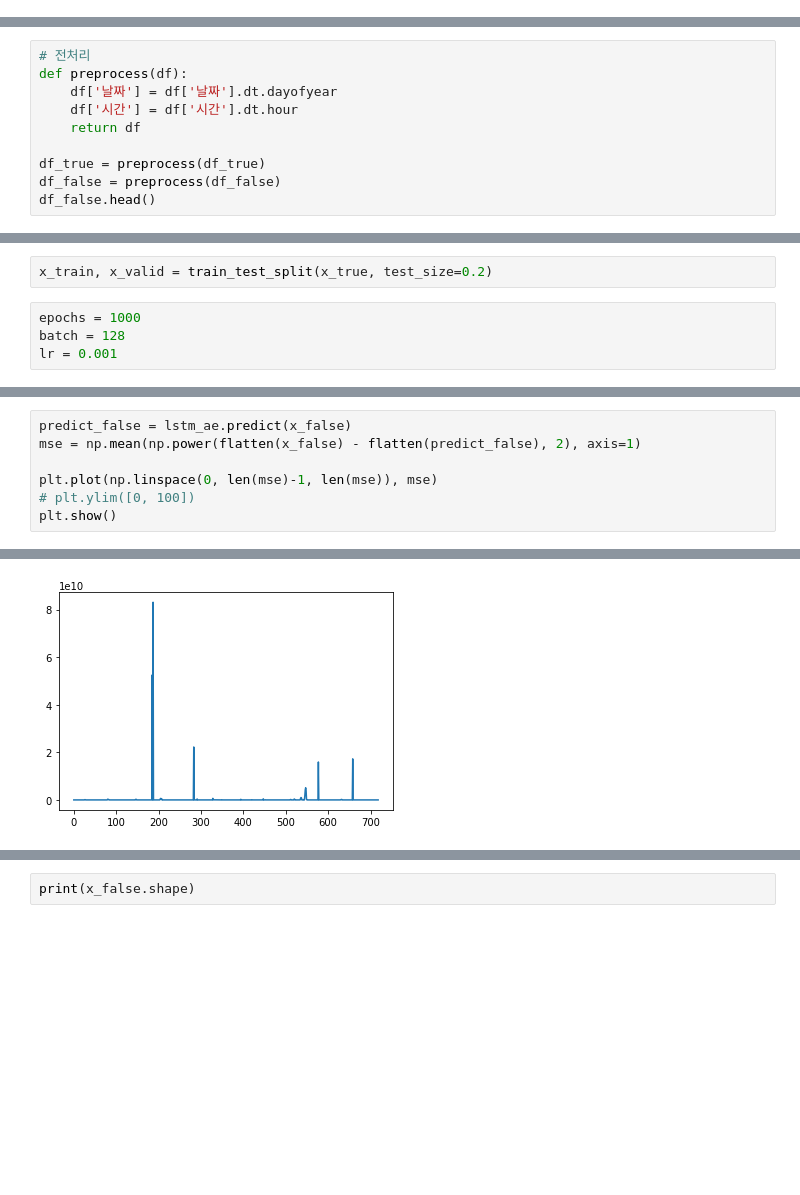
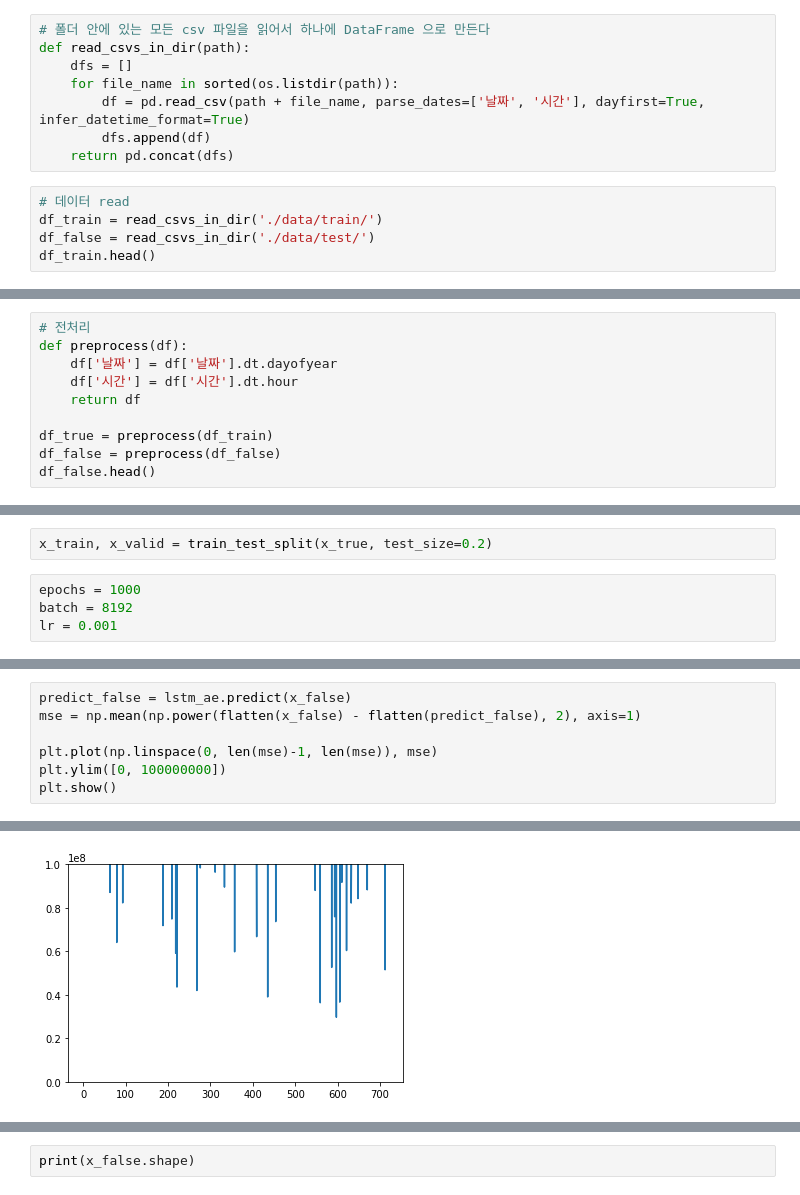
Before and after one commit to woojh3690/LSTMAE, a Jupyter notebook: lstm_ae.ipynb, the cells around one changed output, grey strips where cells are left out. Drawn from its saved outputs; the diff is of its cells as text; blank space fills up the shorter version.

```diff
--- a/lstm_ae.ipynb
+++ b/lstm_ae.ipynb
@@ -37,0 +24,13 @@ df_true.head()
+# %%
+# 폴더 안에 있는 모든 csv 파일을 읽어서 하나에 DataFrame 으로 만든다
+def read_csvs_in_dir(path):
+    dfs = []
+    for file_name in sorted(os.listdir(path)):
+        df = pd.read_csv(path + file_name, parse_dates=['날짜', '시간'], dayfirst=True, infer_datetime_format=True)
+        dfs.append(df)
+    return pd.concat(dfs)
+# %%
+# 데이터 read
+df_train = read_csvs_in_dir('./data/train/')
+df_false = read_csvs_in_dir('./data/test/')
+df_train.head()
@@ -42,7 +60,7 @@ def preprocess(df):
     df['시간'] = df['시간'].dt.hour
     return df
 
-df_true = preprocess(df_true)
+df_true = preprocess(df_train)
 df_false = preprocess(df_false)
 df_false.head()
 # %% [output]
@@ -96,7 +114,7 @@ x_false = scale(x_false, scaler)
 x_train, x_valid = train_test_split(x_true, test_size=0.2)
 # %%
 epochs = 1000
-batch = 128
+batch = 8192
 lr = 0.001
 # %%
 lstm_ae = models.Sequential()
@@ -192,6 +171,6 @@ predict_false = lstm_ae.predict(x_false)
 mse = np.mean(np.power(flatten(x_false) - flatten(predict_false), 2), axis=1)
 
 plt.plot(np.linspace(0, len(mse)-1, len(mse)), mse)
-# plt.ylim([0, 100])
+plt.ylim([0, 100000000])
 plt.show()
 # %% [output]
@@ -199,4 +178,4 @@ plt.show()
-[figure, old version]
+[figure, new version]
 # %%
 predict_false = lstm_ae.predict(x_valid)
 mse = np.mean(np.power(flatten(x_valid) - flatten(predict_false), 2), axis=1)
```
Also changed, not shown: parts of 13 cells of this notebook.
